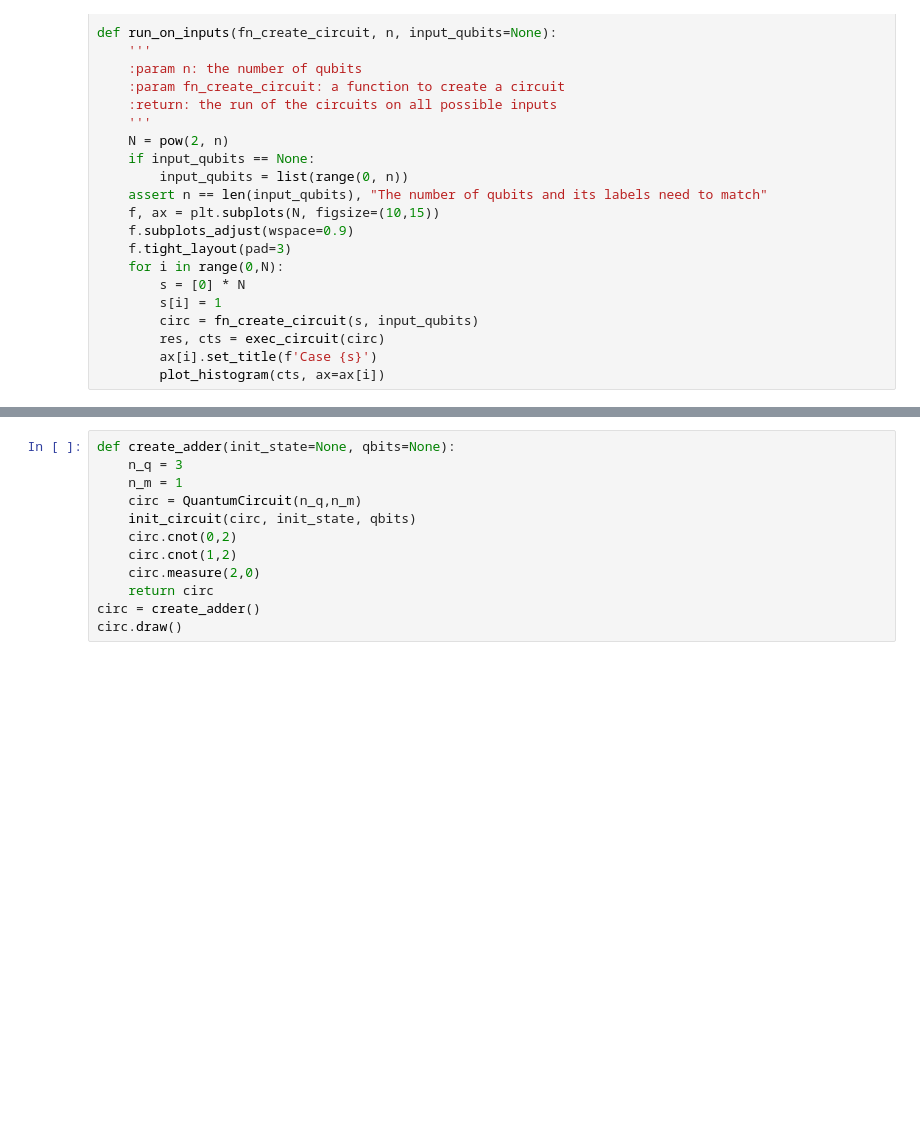
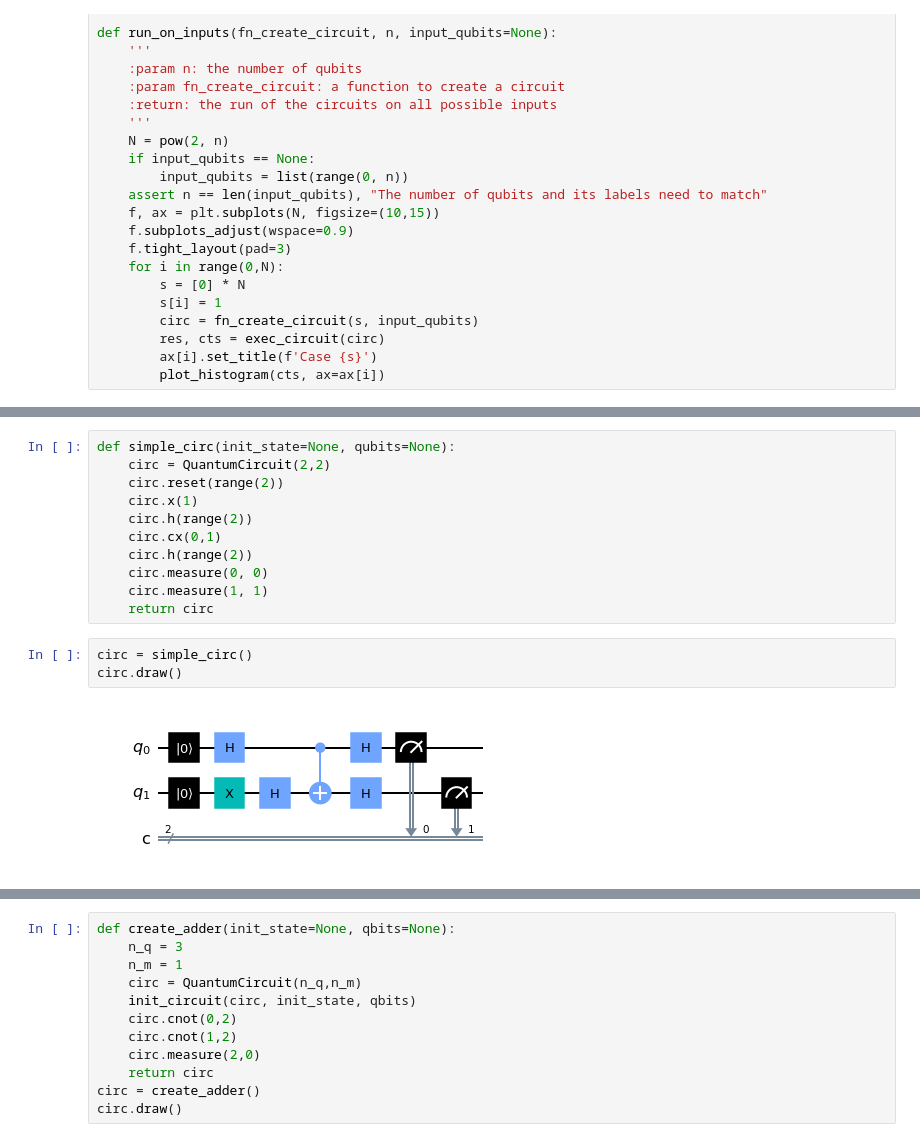
Before and after one commit to eginez/qiskit-exp, a Jupyter notebook: src/qiskitOne.ipynb, the cells around one changed output, grey strips where cells are left out. Cells and saved outputs as stored; diff of their text form; blank space fills up the shorter version.

Commit message:
quantum kickbak to find a string

```diff
--- a/src/qiskitOne.ipynb
+++ b/src/qiskitOne.ipynb
@@ -45,0 +56,16 @@ def run_on_inputs(fn_create_circuit, n, input_qubits=None):
+# %%
+def simple_circ(init_state=None, qubits=None):
+    circ = QuantumCircuit(2,2)
+    circ.reset(range(2))
+    circ.x(1)
+    circ.h(range(2))
+    circ.cx(0,1)
+    circ.h(range(2))
+    circ.measure(0, 0)
+    circ.measure(1, 1)
+    return circ
+# %%
+circ = simple_circ()
+circ.draw()
+# %% [output]
+[figure, added]
```
Also changed, not shown: parts of 25 cells of this notebook.
